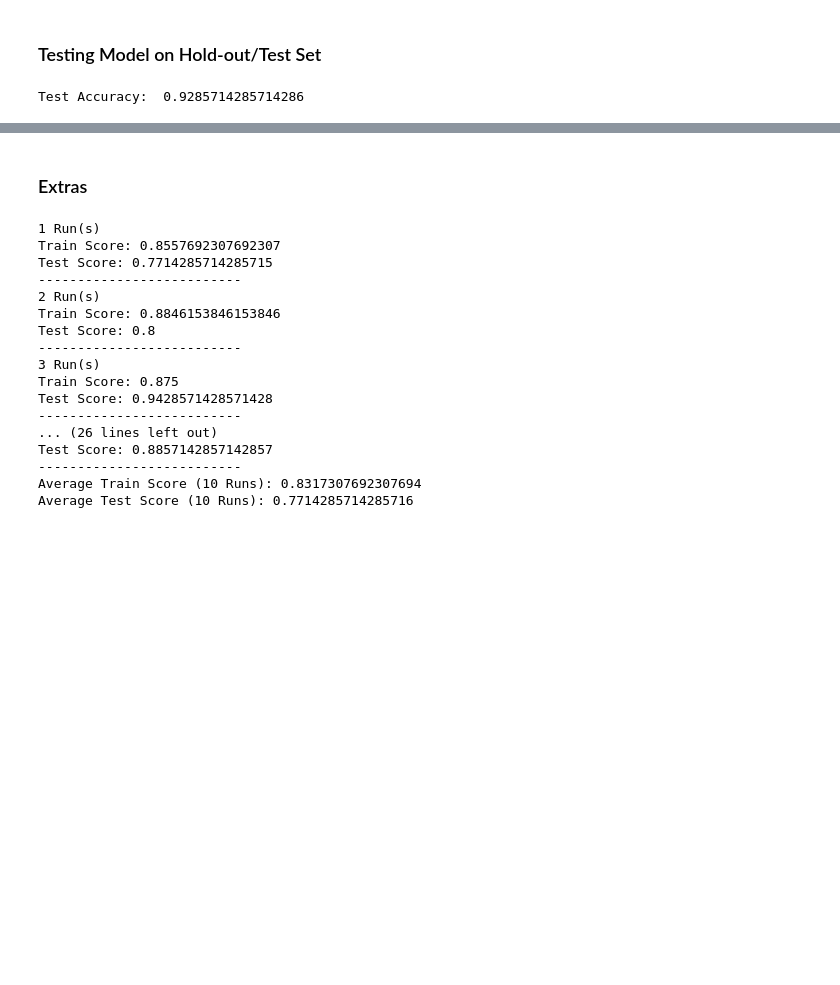
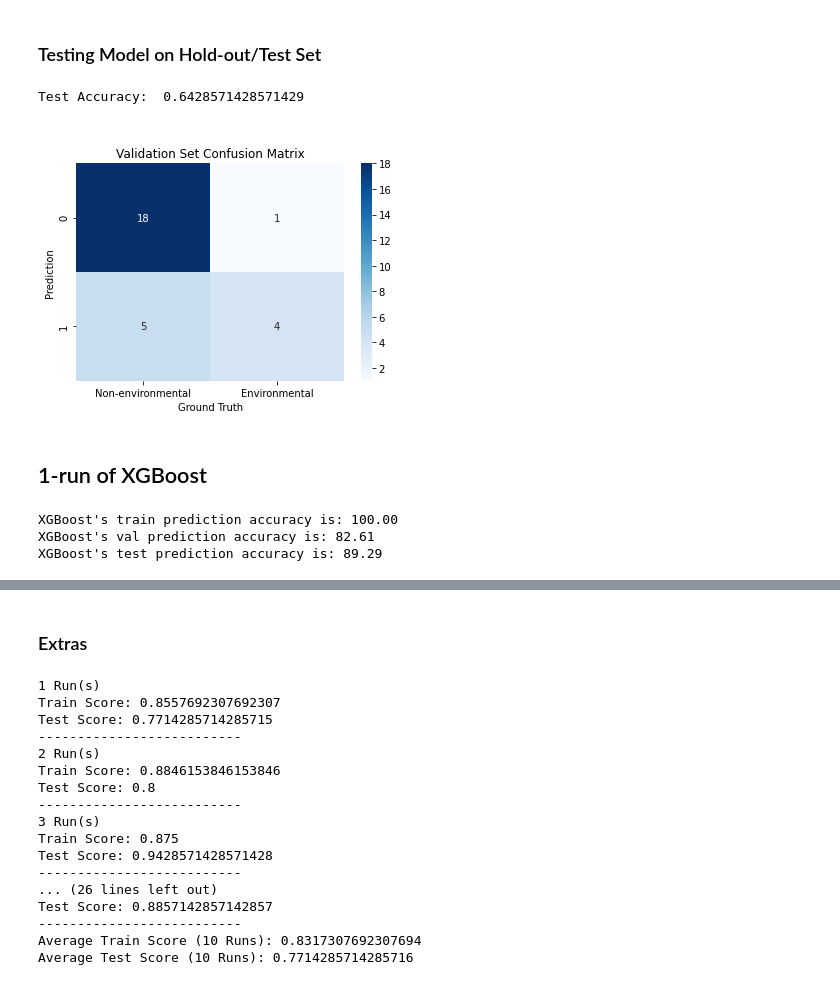
Before and after one commit to mickarchitect/hack-legislative-classifier, a Jupyter notebook: LegislativeClassifier.ipynb, the cells around one changed output, grey strips where cells are left out. Saved outputs shown, nothing was run; the diff lists cells and outputs as text; code cells hidden in the pictures; blank space fills up the shorter version.

Commit message:
add xgboost

```diff
--- a/LegislativeClassifier.ipynb
+++ b/LegislativeClassifier.ipynb
@@ -174,7 +177,7 @@ y = (doc_df['env_label'] == 'Environmental')
 text_train, text_test, y_train, y_test = train_test_split(text, y, test_size=0.2)
 text_train, text_val, y_train, y_val = train_test_split(text_train, y_train, test_size=0.2)
 
-kf = StratifiedKFold(n_splits=5, shuffle=True)
+kf = RepeatedStratifiedKFold(n_splits=5, n_repeats=25)
 #model using TFIDF vectorizer
 X_train, X_val, df_train, df_val, vectorizer = vectorize(text_train, text_val, 'tfidf')
 X, y = X_train.toarray(), np.array(y_train)
@@ -246,4 +263,4 @@ X_test = vectorizer.transform(text_test)
 preds = model.predict(X_test)
 print(f'Test Accuracy: ', model.score(X_test, y_test))
 # %% [output]
-Test Accuracy:  0.9285714285714286
+Test Accuracy:  0.6428571428571429
@@ -252,0 +267,11 @@ pd.to_pickle(model, 'env_classifier.pkl')
+# %% [markdown]
+<!-- #save model in pickle format
+pd.to_pickle(model, 'env_classifier.pkl') -->
+# %%
+cm = confusion_matrix(y_test, preds)
+sns.heatmap(cm, annot=True, cmap='Blues', xticklabels=['Non-environmental', 'Environmental'])
+plt.title('Validation Set Confusion Matrix')
+plt.xlabel('Ground Truth')
+plt.ylabel('Prediction');
+# %% [output]
+[figure, added]
@@ -252,0 +290,21 @@ pd.to_pickle(model, 'env_classifier.pkl')
+# %% [markdown]
+## 1-run of XGBoost
+# %%
+xgb = XGBClassifier(n_estimators=100)
+xgb.fit(X_train, y_train)
+
+train_preds = xgb.predict(X_train)
+val_preds = xgb.predict(X_val)
+test_preds = xgb.predict(X_test)
+
+train_acc_xgb = (train_preds == y_train).sum().astype(float) / len(train_preds)*100
+val_acc_xgb = (val_preds == y_val).sum().astype(float) / len(val_preds)*100
+test_acc_xgb = (test_preds == y_test).sum().astype(float) / len(test_preds)*100
+
+print("XGBoost's train prediction accuracy is: %3.2f" % (train_acc_xgb))
+print("XGBoost's val prediction accuracy is: %3.2f" % (val_acc_xgb))
+print("XGBoost's test prediction accuracy is: %3.2f" % (test_acc_xgb))
+# %% [output]
+XGBoost's train prediction accuracy is: 100.00
+XGBoost's val prediction accuracy is: 82.61
+XGBoost's test prediction accuracy is: 89.29
```
Also changed, not shown: parts of 17 cells of this notebook.
